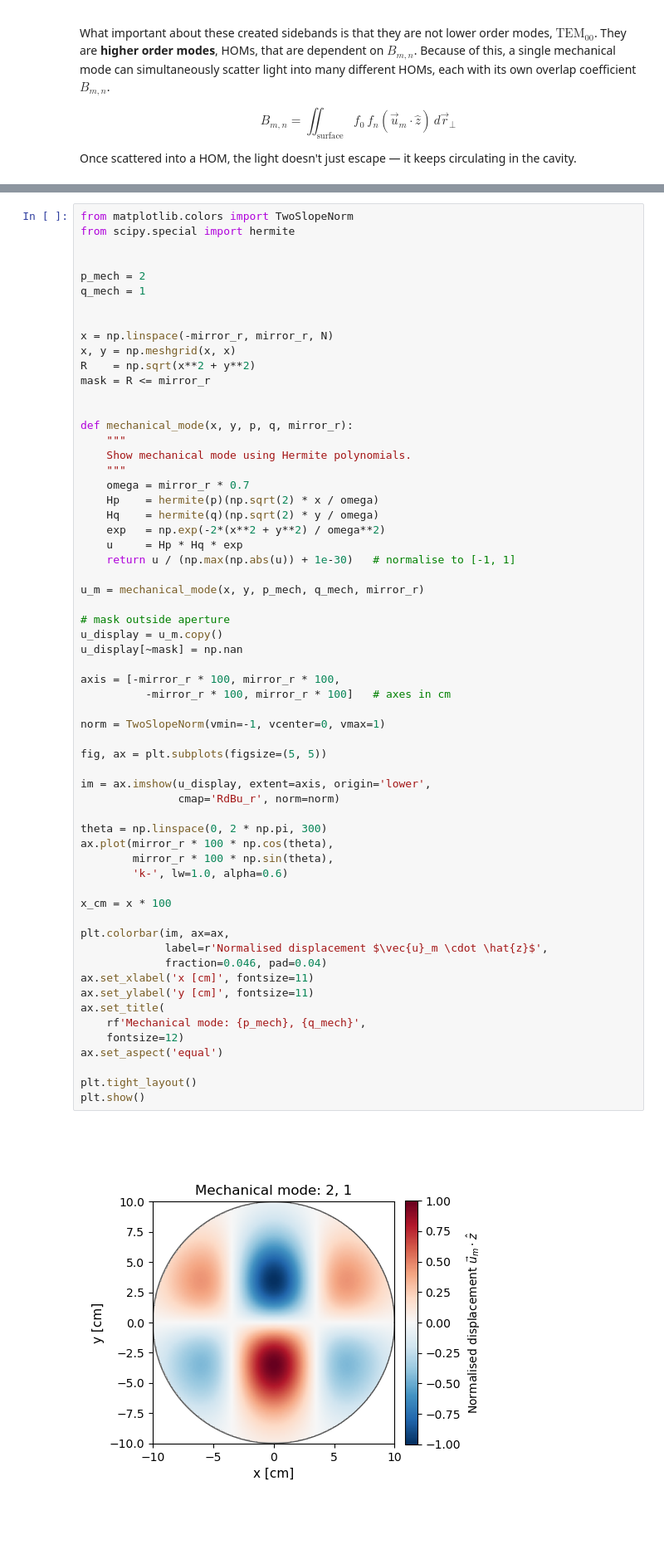
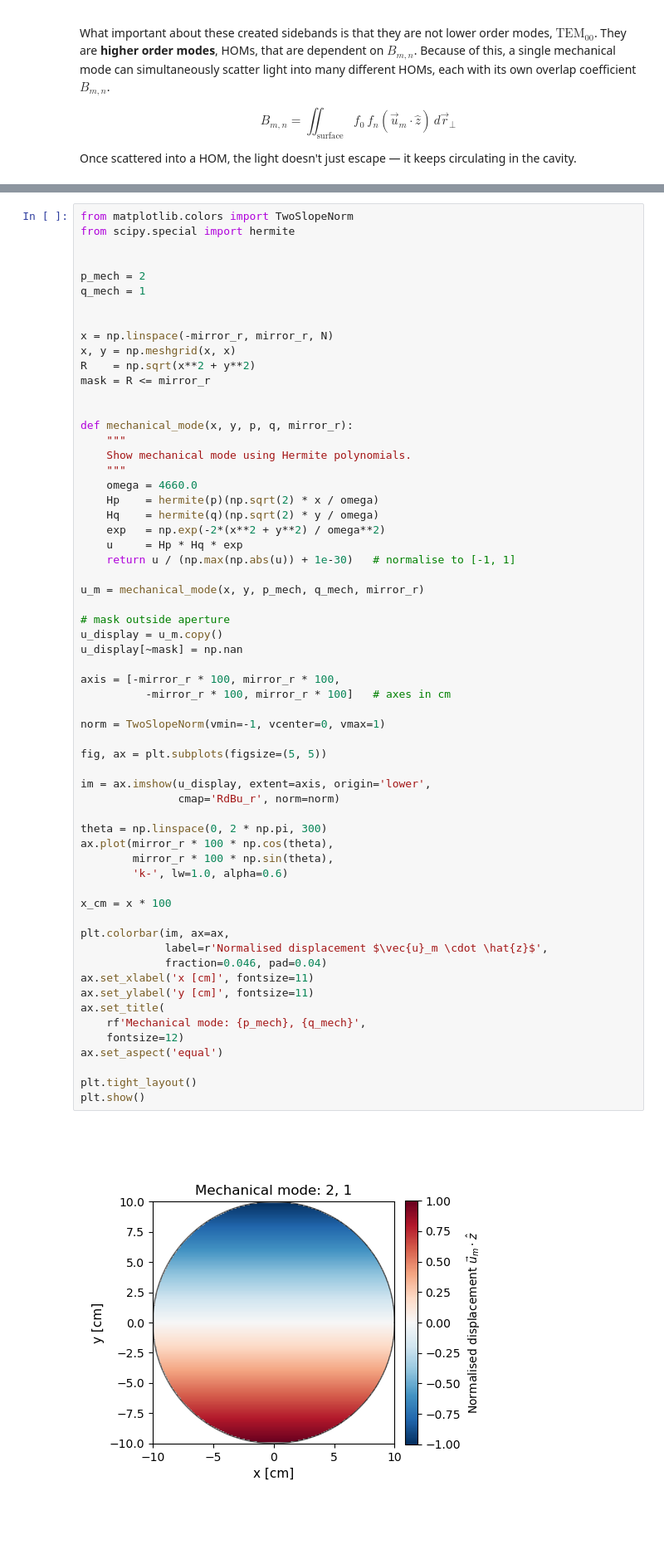
Before and after one commit to cacapuano/carolines_lasers_course_repo, a Jupyter notebook: parametric_instabilities.ipynb, the cells around one changed output, grey strips where cells are left out. Shown at 83% size. Drawn from its saved outputs; the diff is of its cells as text.

```diff
--- a/parametric_instabilities.ipynb
+++ b/parametric_instabilities.ipynb
@@ -115,7 +123,7 @@ def mechanical_mode(x, y, p, q, mirror_r):
     """
     Show mechanical mode using Hermite polynomials.
     """
-    omega = mirror_r * 0.7
+    omega = 4660.0
     Hp    = hermite(p)(np.sqrt(2) * x / omega)
     Hq    = hermite(q)(np.sqrt(2) * y / omega)
     exp   = np.exp(-2*(x**2 + y**2) / omega**2)
@@ -131,34 +139,34 @@ u_display[~mask] = np.nan
 axis = [-mirror_r * 100, mirror_r * 100,
           -mirror_r * 100, mirror_r * 100]   # axes in cm
 
 norm = TwoSlopeNorm(vmin=-1, vcenter=0, vmax=1)
 
 fig, ax = plt.subplots(figsize=(5, 5))
 
 im = ax.imshow(u_display, extent=axis, origin='lower',
                cmap='RdBu_r', norm=norm)
 
 theta = np.linspace(0, 2 * np.pi, 300)
 ax.plot(mirror_r * 100 * np.cos(theta),
         mirror_r * 100 * np.sin(theta),
         'k-', lw=1.0, alpha=0.6)
 
 x_cm = x * 100
 
 plt.colorbar(im, ax=ax,
              label=r'Normalised displacement $\vec{u}_m \cdot \hat{z}$',
              fraction=0.046, pad=0.04)
 ax.set_xlabel('x [cm]', fontsize=11)
 ax.set_ylabel('y [cm]', fontsize=11)
 ax.set_title(
     rf'Mechanical mode: {p_mech}, {q_mech}',
     fontsize=12)
 ax.set_aspect('equal')
 
 plt.tight_layout()
 plt.show()
 # %% [output]
-[figure, old version]
+[figure, new version]
 # %% [markdown]
 ### <span style="color:lightcoral">Step 2: HOM Amplification
 The circulation of the sidebands in the cavity will cause them to pick up a phase each round trip ($\phi_{\text{total}} = \phi_{\text{prop}} + \phi_{\text{gouy}}$, where $\phi_{\text{prop}} = \dfrac{4 \pi f L}{c}$ and $\phi_{\text{gouy}} = n \phi_G$). Let's look at the cavity:
```
Also changed, not shown: parts of 7 cells of this notebook.
